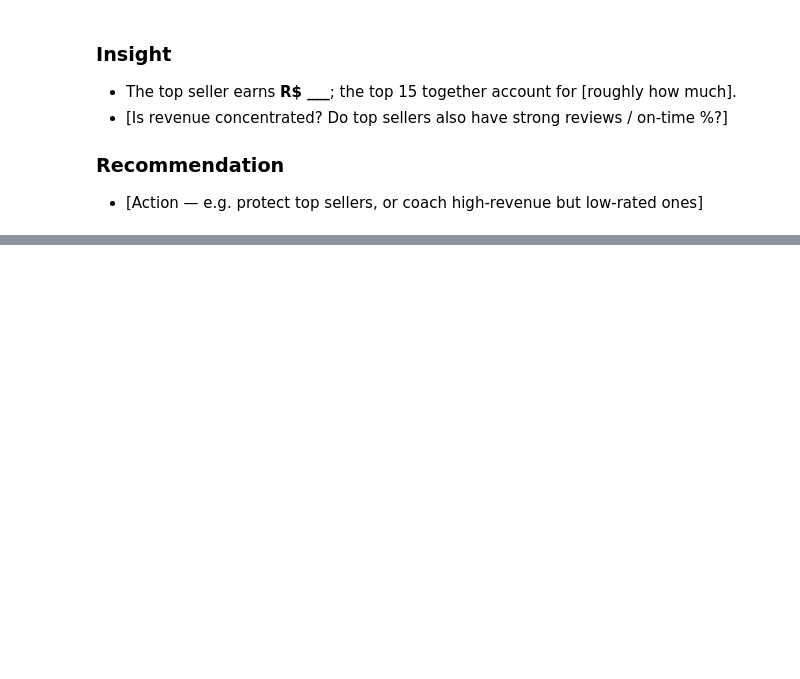
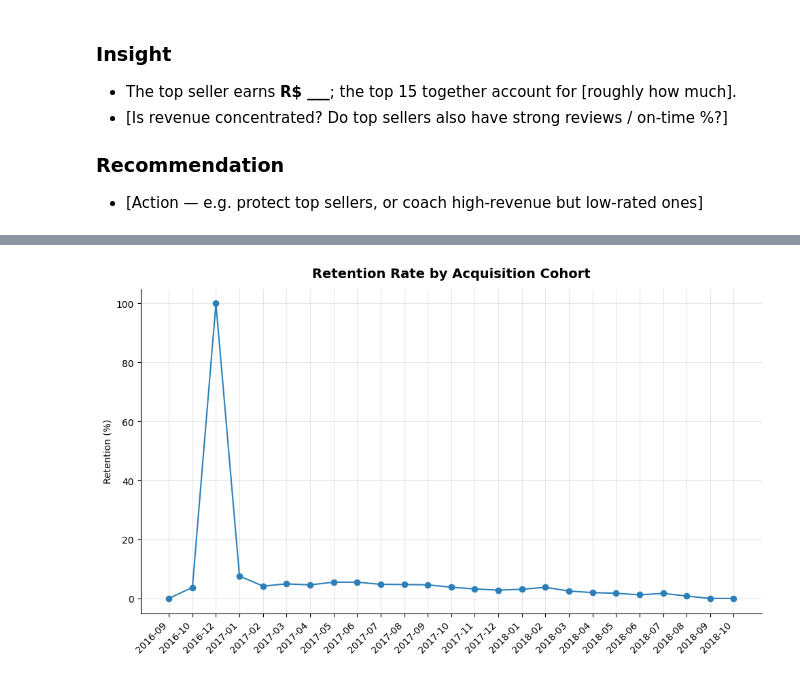
Before and after one commit to shavkatjony/brazilian-e-market, a Jupyter notebook: notebooks/analysis.ipynb, the cells around one changed output, grey strips where cells are left out. Drawn from its saved outputs; the diff is of its cells as text; code cells hidden in the pictures; blank space fills up the shorter version.

Commit message:
Complete analysis notebook with all five business questions

```diff
--- a/notebooks/analysis.ipynb
+++ b/notebooks/analysis.ipynb
@@ -33,7 +38,10 @@ conn = sqlite3.connect("file:data/olist.db?mode=ro", uri=True)
 # %%
 from pathlib import Path
-print("Notebook is running in:", Path.cwd())
-print("\nLooking for the database:")
-print("  ../data/olist.db exists? ", Path("../data/olist.db").exists())
-print("  data/olist.db exists?    ", Path("data/olist.db").exists())
+
+here = Path.cwd()
+project_root = next(p for p in [here, *here.parents] if (p / "data" / "olist.db").exists())
+
+db_path = project_root / "data" / "olist.db"
+conn = sqlite3.connect(f"file:{db_path}?mode=ro", uri=True)
+print("Connected to:", db_path)
 # %% [output]
@@ -45,12 +49,10 @@ Looking for the database:
 # %%
 def run_sql(filename):
-    """Run a single-query .sql file from sql/notebook/ and return a DataFrame."""
-    path = Path("sql/notebook") / filename
+    path = project_root / "sql" / "notebook" / filename
     return pd.read_sql_query(path.read_text(encoding="utf-8"), conn)
 
 def save_fig(fig, name):
-    """Save a figure at 300 DPI into reports/figures/ for reuse in findings.md."""
-    out = Path("reports/figures")
+    out = project_root / "reports" / "figures"
     out.mkdir(parents=True, exist_ok=True)
     fig.savefig(out / f"{name}.png", dpi=300, bbox_inches="tight")
 
@@ -232,0 +242,3 @@ plt.show()
+# %%
+cohorts = run_sql("cohort_retention.sql")
+cohorts
@@ -232,0 +263,9 @@ plt.show()
+# %%
+# Note: very early/late cohorts can be tiny — check cohort_size before
+# over-reading their retention %.
+fig, ax = line(cohorts, "cohort_month", "retention_pct",
+               "Retention Rate by Acquisition Cohort", "Retention (%)")
+save_fig(fig, "cohort_retention")
+plt.show()
+# %% [output]
+[figure, added]
```
Also changed, not shown: parts of 12 cells of this notebook, 2 other files.
